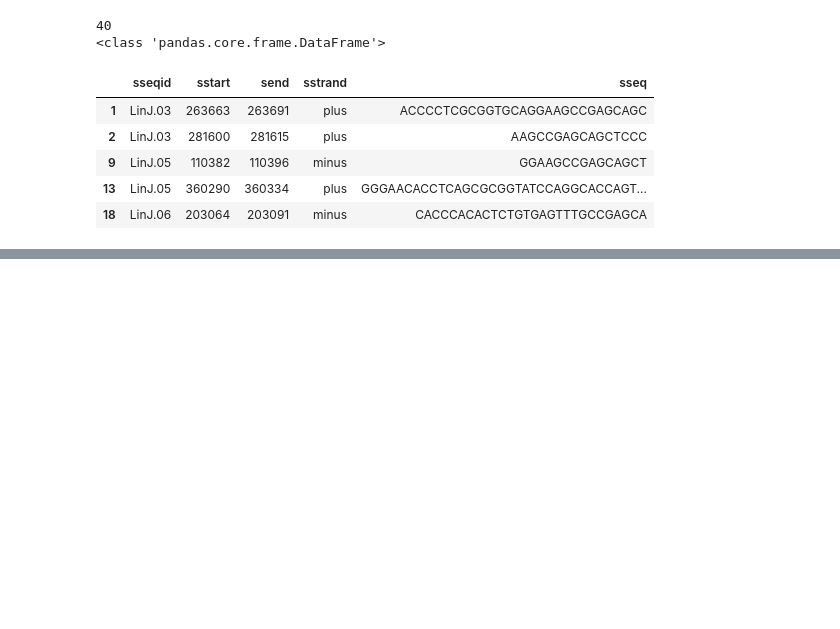
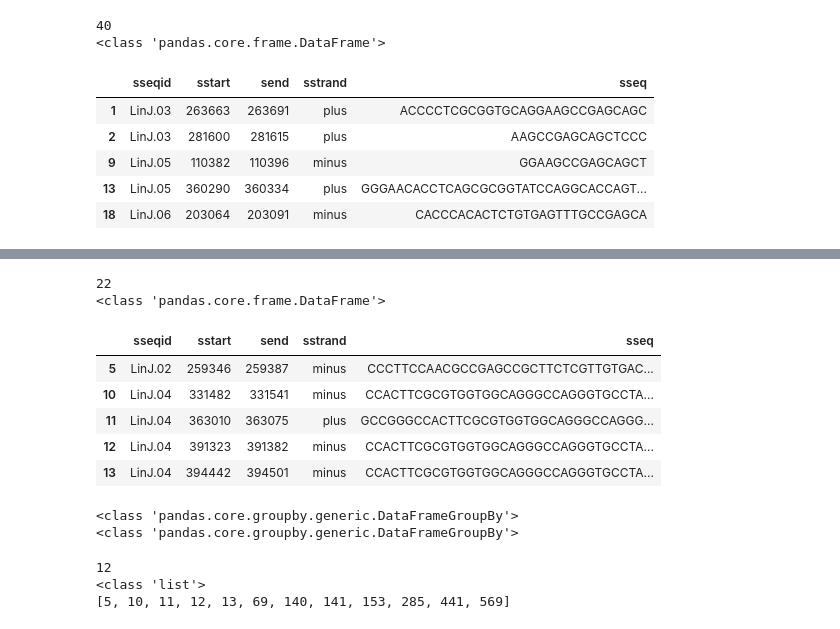
Before and after one commit to Viskuit/Test_BEDOPS, a Jupyter notebook: 7.LmSIDERa_and_LmSIDERb_hallmark_BLASTn/compare_hallmarks_files.ipynb, the cells around one changed output, grey strips where cells are left out. Drawn from its saved outputs; the diff is of its cells as text; code cells hidden in the pictures; blank space fills up the shorter version.

```diff
--- a/7.LmSIDERa_and_LmSIDERb_hallmark_BLASTn/compare_hallmarks_files.ipynb
+++ b/7.LmSIDERa_and_LmSIDERb_hallmark_BLASTn/compare_hallmarks_files.ipynb
@@ -299,0 +389,33 @@ genome_LmSIDER2a_NOTIN_pos_and_neg.head()
+# %%
+# Filter the ones that are not in our data
+genome_LmSIDER2b_NOTIN_pos = genome_LmSIDER2b_not_in_mine.drop(LmSIDER2b_index2)
+print(len(genome_LmSIDER2b_NOTIN_pos))
+print(type(genome_LmSIDER2b_NOTIN_pos))
+genome_LmSIDER2b_NOTIN_pos.head()
+# %% [output]
+22
+<class 'pandas.core.frame.DataFrame'>
+|  | sseqid | sstart | send | sstrand | sseq |
+| 5 | LinJ.02 | 259346 | 259387 | minus | CCCTTCCAACGCCGAGCCGCTTCTCGTTGTGAC... |
+| 10 | LinJ.04 | 331482 | 331541 | minus | CCACTTCGCGTGGTGGCAGGGCCAGGGTGCCTA... |
+| 11 | LinJ.04 | 363010 | 363075 | plus | GCCGGGCCACTTCGCGTGGTGGCAGGGCCAGGG... |
+| 12 | LinJ.04 | 391323 | 391382 | minus | CCACTTCGCGTGGTGGCAGGGCCAGGGTGCCTA... |
+| 13 | LinJ.04 | 394442 | 394501 | minus | CCACTTCGCGTGGTGGCAGGGCCAGGGTGCCTA... |
+# %%
+# Let's check with the negative data
+# Group this last data frame
+grouped_genome_LmSIDER2b_NOTIN_pos = genome_LmSIDER2b_NOTIN_pos.groupby("sseqid")
+print(type(grouped_genome_LmSIDER2b_NOTIN_pos), type(grouped_negative_SIDER_data), sep="\n")
+# %% [output]
+<class 'pandas.core.groupby.generic.DataFrameGroupBy'>
+<class 'pandas.core.groupby.generic.DataFrameGroupBy'>
+# %%
+# Call function to see if they are localized in negative data
+LmSIDER2b_index3 = comparative_grouping_data(grouped_genome_LmSIDER2b_NOTIN_pos, grouped_negative_SIDER_data)
+print(len(LmSIDER2b_index3))
+print(type(LmSIDER2b_index3))
+print(LmSIDER2b_index3)
+# %% [output]
+12
+<class 'list'>
+[5, 10, 11, 12, 13, 69, 140, 141, 153, 285, 441, 569]
```
Also changed, not shown: parts of 16 cells of this notebook.
